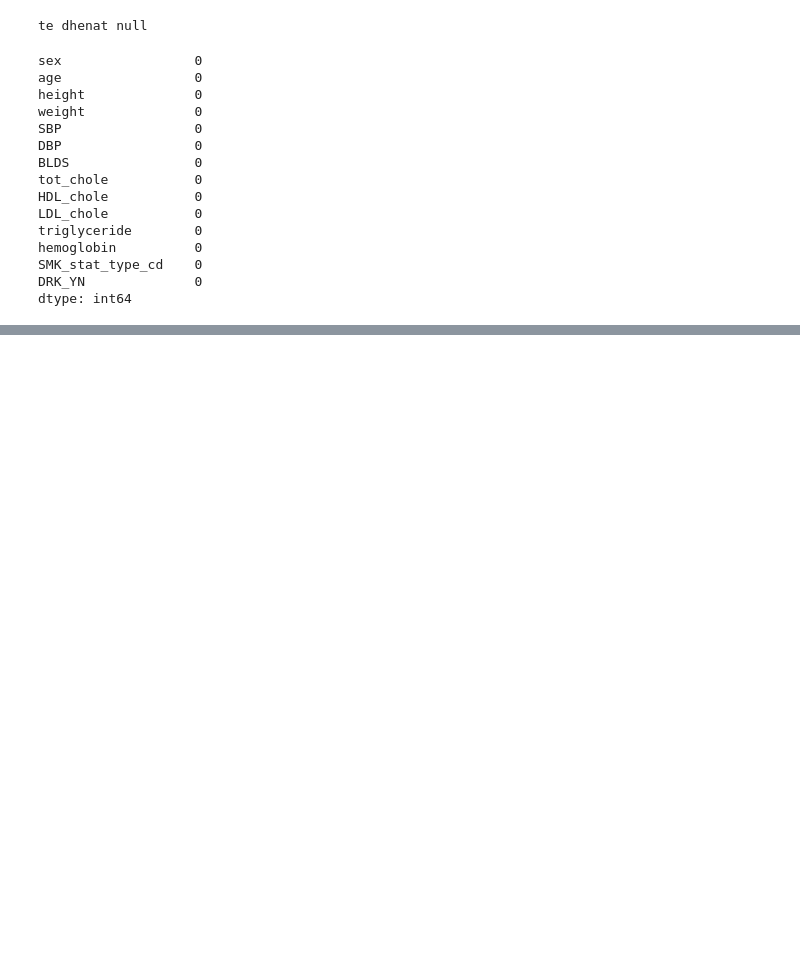
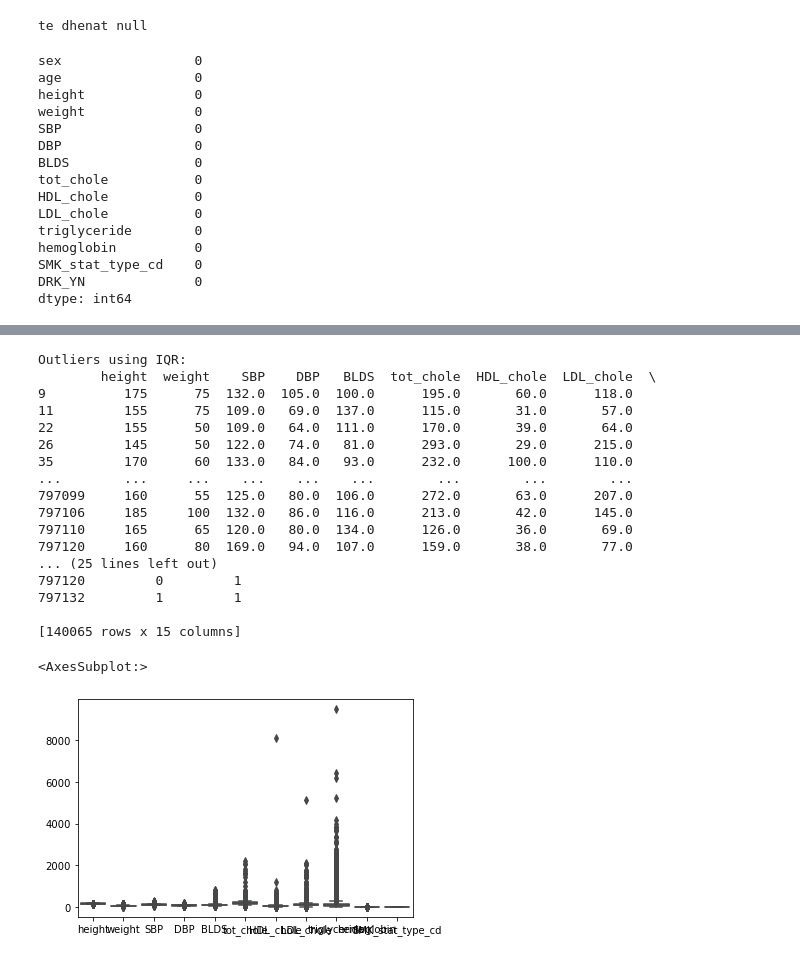
Before and after one commit to guximselmani/Paraprocesimi-i-te-dhenave, a Jupyter notebook: paraprocesimi.ipynb, the cells around one changed output, grey strips where cells are left out. Saved outputs shown, nothing was run; the diff lists cells and outputs as text; code cells hidden in the pictures; blank space fills up the shorter version.

```diff
--- a/paraprocesimi.ipynb
+++ b/paraprocesimi.ipynb
@@ -334,0 +386,36 @@ df_onehot
+# %%
+# Calculate IQR for each numeric column
+Q1 = df_onehot[numeric_columns].quantile(0.25)
+Q3 = df_onehot[numeric_columns].quantile(0.75)
+IQR = Q3 - Q1
+
+# Identify outliers using IQR
+outliers_iqr = ((df_onehot[numeric_columns] < (Q1 - 1.5 * IQR)) | (df_onehot[numeric_columns] > (Q3 + 1.5 * IQR))).any(axis=1)
+
+# Display outliers using IQR
+outlier_rows_iqr = df_onehot[outliers_iqr]
+print("Outliers using IQR:")
+print(outlier_rows_iqr)
+
+# Visualize outliers using a box plot with IQR
+sns.boxplot(data=df_onehot[numeric_columns])
+# %% [output]
+Outliers using IQR:
+        height  weight    SBP    DBP   BLDS  tot_chole  HDL_chole  LDL_chole  \
+9          175      75  132.0  105.0  100.0      195.0       60.0      118.0
+11         155      75  109.0   69.0  137.0      115.0       31.0       57.0
+22         155      50  109.0   64.0  111.0      170.0       39.0       64.0
+26         145      50  122.0   74.0   81.0      293.0       29.0      215.0
+35         170      60  133.0   84.0   93.0      232.0      100.0      110.0
+...        ...     ...    ...    ...    ...        ...        ...        ...
+797099     160      55  125.0   80.0  106.0      272.0       63.0      207.0
+797106     185     100  132.0   86.0  116.0      213.0       42.0      145.0
+797110     165      65  120.0   80.0  134.0      126.0       36.0       69.0
+797120     160      80  169.0   94.0  107.0      159.0       38.0       77.0
+... (25 lines left out)
+797120         0         1
+797132         1         1
+
+[140065 rows x 15 columns]
+<AxesSubplot:>
+[figure, added]
```
Also changed, not shown: parts of 32 cells of this notebook.
